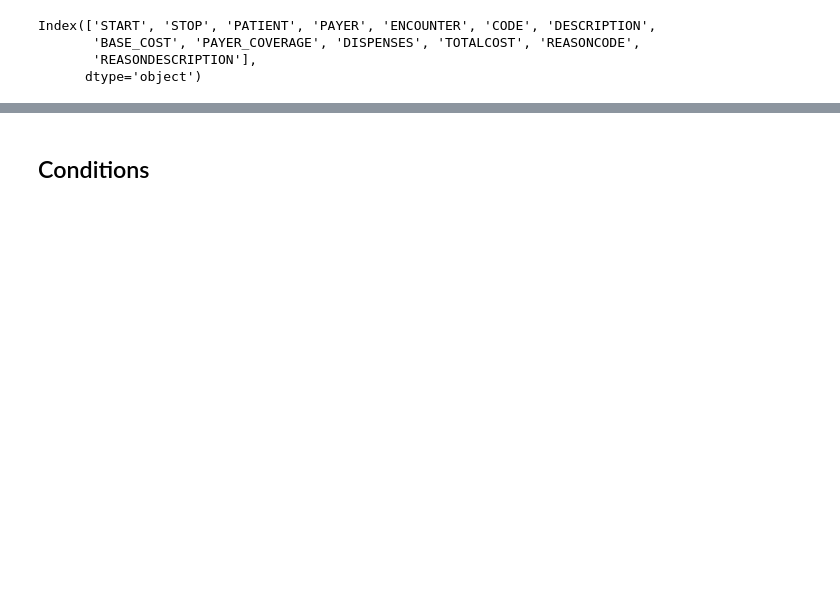
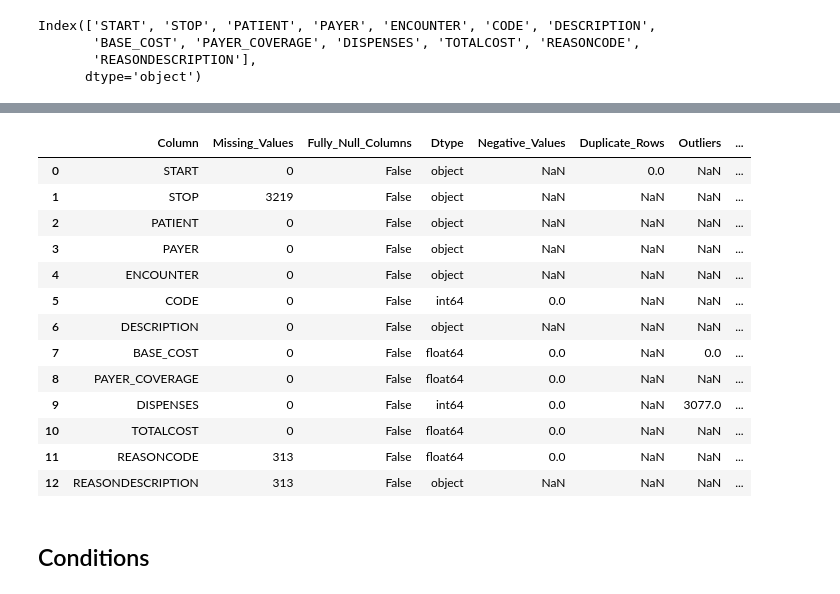
Before and after one commit to richasri92/century_health_assignment, a Jupyter notebook: century-health-assignment/notebooks/data_inspection.ipynb, the cells around one changed output, grey strips where cells are left out. Drawn from its saved outputs; the diff is of its cells as text; code cells hidden in the pictures; blank space fills up the shorter version.

Commit message:
Adding data validation in data_inspection notebook

```diff
--- a/century-health-assignment/notebooks/data_inspection.ipynb
+++ b/century-health-assignment/notebooks/data_inspection.ipynb
@@ -1,3 +1,17 @@
+# %%
+import pandas as pd
+
+# Display all columns
+pd.set_option("display.max_columns", None)
+
+# Display all rows
+pd.set_option("display.max_rows", None)
+
+# Prevent truncation of column values
+pd.set_option("display.max_colwidth", None)
+
+# Display full DataFrame (especially useful in Jupyter Notebooks)
+pd.set_option("display.expand_frame_repr", False)
 # %%
 import os
 os.environ["JAVA_HOME"] = "/opt/homebrew/opt/openjdk@11/"  # Update this path if needed
@@ -53,3 +147,31 @@ Index(['START', 'STOP', 'PATIENT', 'PAYER', 'ENCOUNTER', 'CODE', 'DESCRIPTION',
+# %%
+display(validate_dataframe(medications, outlier_cols=['BASE_COST', 'DISPENSES'], category_checks={
+    'REASONDESCRIPTION': ['Lupus erythematosus'],
+    'DESCRIPTION' :[
+        'cyclosporine  modified 100 mg oral capsule',
+        'Vitamin B12 5 MG/ML Injectable Solution',
+        'naproxen sodium 220 mg oral tablet',
+        'PREDNISONE 20 MG ORAL TABLET',
+        'predniSONE 20 MG Oral Tablet',
+        'cycloSPORINE  modified 100 MG Oral Capsule',
+        'CYCLOSPORINE  MODIFIED 100 MG ORAL CAPSULE',
+        'NAPROXEN SODIUM 220 MG ORAL TABLET']
+    }, range_check_cols=None))
+# %% [output]
+|  | Column | Missing_Values | Fully_Null_Columns | Dtype | Negative_Values | Duplicate_Rows | Outliers | ... |
+| 0 | START | 0 | False | object | NaN | 0.0 | NaN | ... |
+| 1 | STOP | 3219 | False | object | NaN | NaN | NaN | ... |
+| 2 | PATIENT | 0 | False | object | NaN | NaN | NaN | ... |
+| 3 | PAYER | 0 | False | object | NaN | NaN | NaN | ... |
+| 4 | ENCOUNTER | 0 | False | object | NaN | NaN | NaN | ... |
+| 5 | CODE | 0 | False | int64 | 0.0 | NaN | NaN | ... |
+| 6 | DESCRIPTION | 0 | False | object | NaN | NaN | NaN | ... |
+| 7 | BASE_COST | 0 | False | float64 | 0.0 | NaN | 0.0 | ... |
+| 8 | PAYER_COVERAGE | 0 | False | float64 | 0.0 | NaN | NaN | ... |
+| 9 | DISPENSES | 0 | False | int64 | 0.0 | NaN | 3077.0 | ... |
+| 10 | TOTALCOST | 0 | False | float64 | 0.0 | NaN | NaN | ... |
+| 11 | REASONCODE | 313 | False | float64 | 0.0 | NaN | NaN | ... |
+| 12 | REASONDESCRIPTION | 313 | False | object | NaN | NaN | NaN | ... |
 # %% [markdown]
 ## Conditions
 # %%
```
Also changed, not shown: parts of 8 cells of this notebook, 1 other file.
